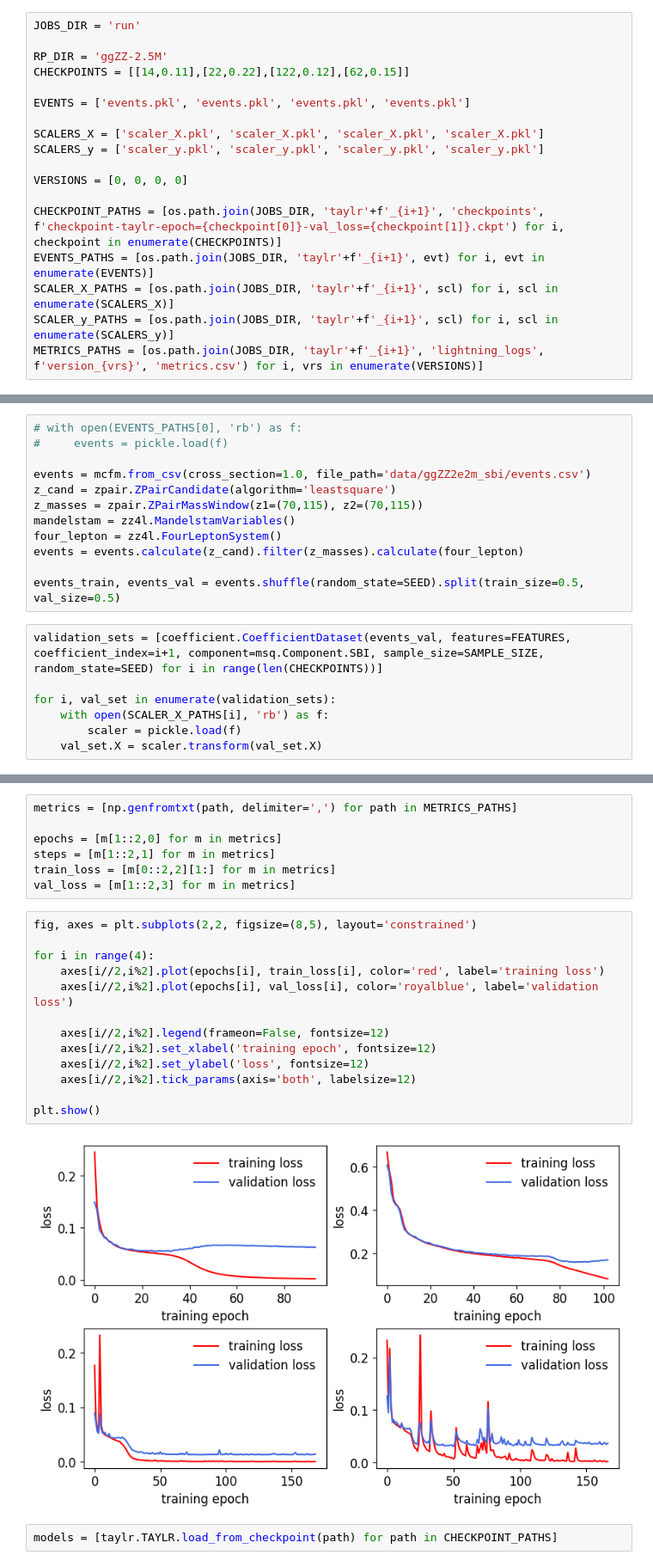
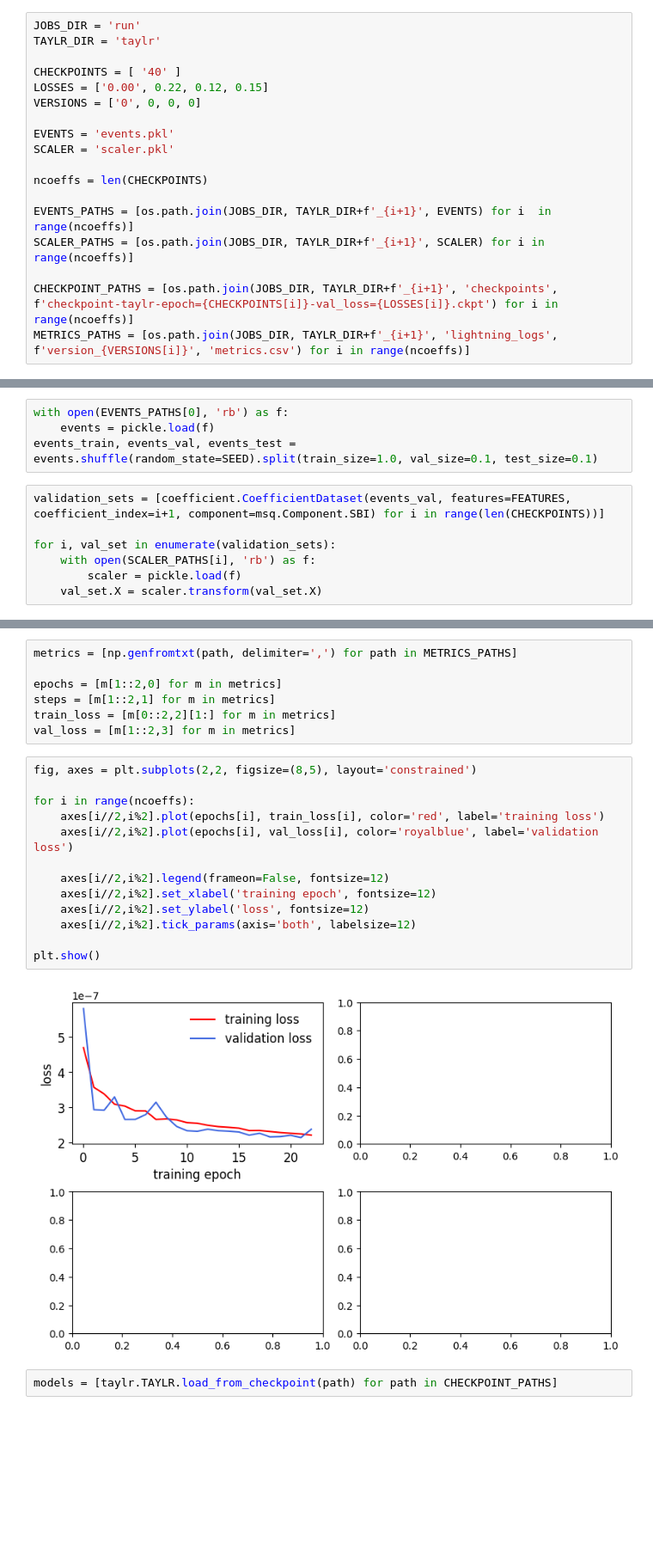
Before and after one commit to hep-cce/nsbi4hep, a Jupyter notebook: plots/taylr_diagnostics.ipynb, the cells around one changed output, grey strips where cells are left out. Shown at 86% size. Saved outputs shown, nothing was run; the diff lists cells and outputs as text; blank space fills up the shorter version.

```diff
--- a/plots/taylr_diagnostics.ipynb
+++ b/plots/taylr_diagnostics.ipynb
@@ -24,19 +26,19 @@ import lightning as L
 # %%
 JOBS_DIR = 'run'
+TAYLR_DIR = 'taylr'
 
-RP_DIR = 'ggZZ-2.5M'
-CHECKPOINTS = [[14,0.11],[22,0.22],[122,0.12],[62,0.15]]
+CHECKPOINTS = [ '40' ]
+LOSSES = ['0.00', 0.22, 0.12, 0.15]
+VERSIONS = ['0', 0, 0, 0]
 
-EVENTS = ['events.pkl', 'events.pkl', 'events.pkl', 'events.pkl']
+EVENTS = 'events.pkl'
+SCALER = 'scaler.pkl'
 
-SCALERS_X = ['scaler_X.pkl', 'scaler_X.pkl', 'scaler_X.pkl', 'scaler_X.pkl']
-SCALERS_y = ['scaler_y.pkl', 'scaler_y.pkl', 'scaler_y.pkl', 'scaler_y.pkl']
+ncoeffs = len(CHECKPOINTS)
 
-VERSIONS = [0, 0, 0, 0]
+EVENTS_PATHS = [os.path.join(JOBS_DIR, TAYLR_DIR+f'_{i+1}', EVENTS) for i  in range(ncoeffs)]
+SCALER_PATHS = [os.path.join(JOBS_DIR, TAYLR_DIR+f'_{i+1}', SCALER) for i in range(ncoeffs)]
 
-CHECKPOINT_PATHS = [os.path.join(JOBS_DIR, 'taylr'+f'_{i+1}', 'checkpoints', f'checkpoint-taylr-epoch={checkpoint[0]}-val_loss={checkpoint[1]}.ckpt') for i, checkpoint in enumerate(CHECKPOINTS)]
-EVENTS_PATHS = [os.path.join(JOBS_DIR, 'taylr'+f'_{i+1}', evt) for i, evt in enumerate(EVENTS)]
-SCALER_X_PATHS = [os.path.join(JOBS_DIR, 'taylr'+f'_{i+1}', scl) for i, scl in enumerate(SCALERS_X)]
-SCALER_y_PATHS = [os.path.join(JOBS_DIR, 'taylr'+f'_{i+1}', scl) for i, scl in enumerate(SCALERS_y)]
-METRICS_PATHS = [os.path.join(JOBS_DIR, 'taylr'+f'_{i+1}', 'lightning_logs', f'version_{vrs}', 'metrics.csv') for i, vrs in enumerate(VERSIONS)]
+CHECKPOINT_PATHS = [os.path.join(JOBS_DIR, TAYLR_DIR+f'_{i+1}', 'checkpoints', f'checkpoint-taylr-epoch={CHECKPOINTS[i]}-val_loss={LOSSES[i]}.ckpt') for i in range(ncoeffs)]
+METRICS_PATHS = [os.path.join(JOBS_DIR, TAYLR_DIR+f'_{i+1}', 'lightning_logs', f'version_{VERSIONS[i]}', 'metrics.csv') for i in range(ncoeffs)]
 # %%
@@ -51,21 +50,13 @@ FEATURES = ['l1_pt', 'l1_eta', 'l1_phi', 'l1_energy',
             'l3_pt', 'l3_eta', 'l3_phi', 'l3_energy',
             'l4_pt', 'l4_eta', 'l4_phi', 'l4_energy']
 # %%
-# with open(EVENTS_PATHS[0], 'rb') as f:
-#     events = pickle.load(f)
-
-events = mcfm.from_csv(cross_section=1.0, file_path='data/ggZZ2e2m_sbi/events.csv')
-z_cand = zpair.ZPairCandidate(algorithm='leastsquare')
-z_masses = zpair.ZPairMassWindow(z1=(70,115), z2=(70,115))
-mandelstam = zz4l.MandelstamVariables()
-four_lepton = zz4l.FourLeptonSystem()
-events = events.calculate(z_cand).filter(z_masses).calculate(four_lepton)
-
-events_train, events_val = events.shuffle(random_state=SEED).split(train_size=0.5, val_size=0.5)
+with open(EVENTS_PATHS[0], 'rb') as f:
+    events = pickle.load(f)
+events_train, events_val, events_test = events.shuffle(random_state=SEED).split(train_size=1.0, val_size=0.1, test_size=0.1)
 # %%
-validation_sets = [coefficient.CoefficientDataset(events_val, features=FEATURES, coefficient_index=i+1, component=msq.Component.SBI, sample_size=SAMPLE_SIZE, random_state=SEED) for i in range(len(CHECKPOINTS))]
+validation_sets = [coefficient.CoefficientDataset(events_val, features=FEATURES, coefficient_index=i+1, component=msq.Component.SBI) for i in range(len(CHECKPOINTS))]
 
 for i, val_set in enumerate(validation_sets):
-    with open(SCALER_X_PATHS[i], 'rb') as f:
+    with open(SCALER_PATHS[i], 'rb') as f:
         scaler = pickle.load(f)
     val_set.X = scaler.transform(val_set.X)
@@ -81,18 +70,18 @@ val_loss = [m[1::2,3] for m in metrics]
 # %%
 fig, axes = plt.subplots(2,2, figsize=(8,5), layout='constrained')
 
-for i in range(4):
+for i in range(ncoeffs):
     axes[i//2,i%2].plot(epochs[i], train_loss[i], color='red', label='training loss')
     axes[i//2,i%2].plot(epochs[i], val_loss[i], color='royalblue', label='validation loss')
 
     axes[i//2,i%2].legend(frameon=False, fontsize=12)
     axes[i//2,i%2].set_xlabel('training epoch', fontsize=12)
     axes[i//2,i%2].set_ylabel('loss', fontsize=12)
     axes[i//2,i%2].tick_params(axis='both', labelsize=12)
 
 plt.show()
 # %% [output]
-[figure, old version]
+[figure, new version]
 # %%
 models = [taylr.TAYLR.load_from_checkpoint(path) for path in CHECKPOINT_PATHS]
 # %%
```
Also changed, not shown: parts of 7 cells of this notebook, 15 other files.
